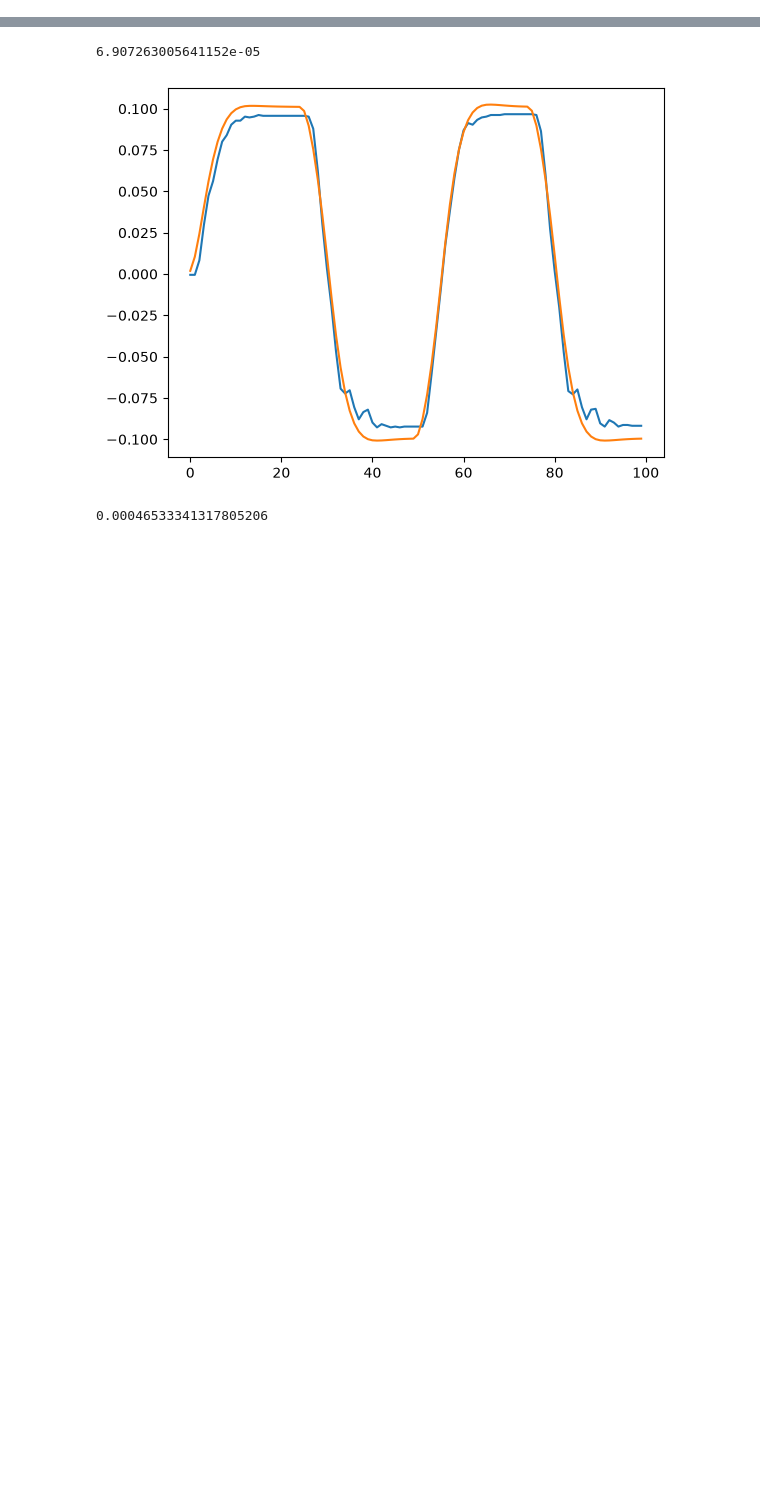
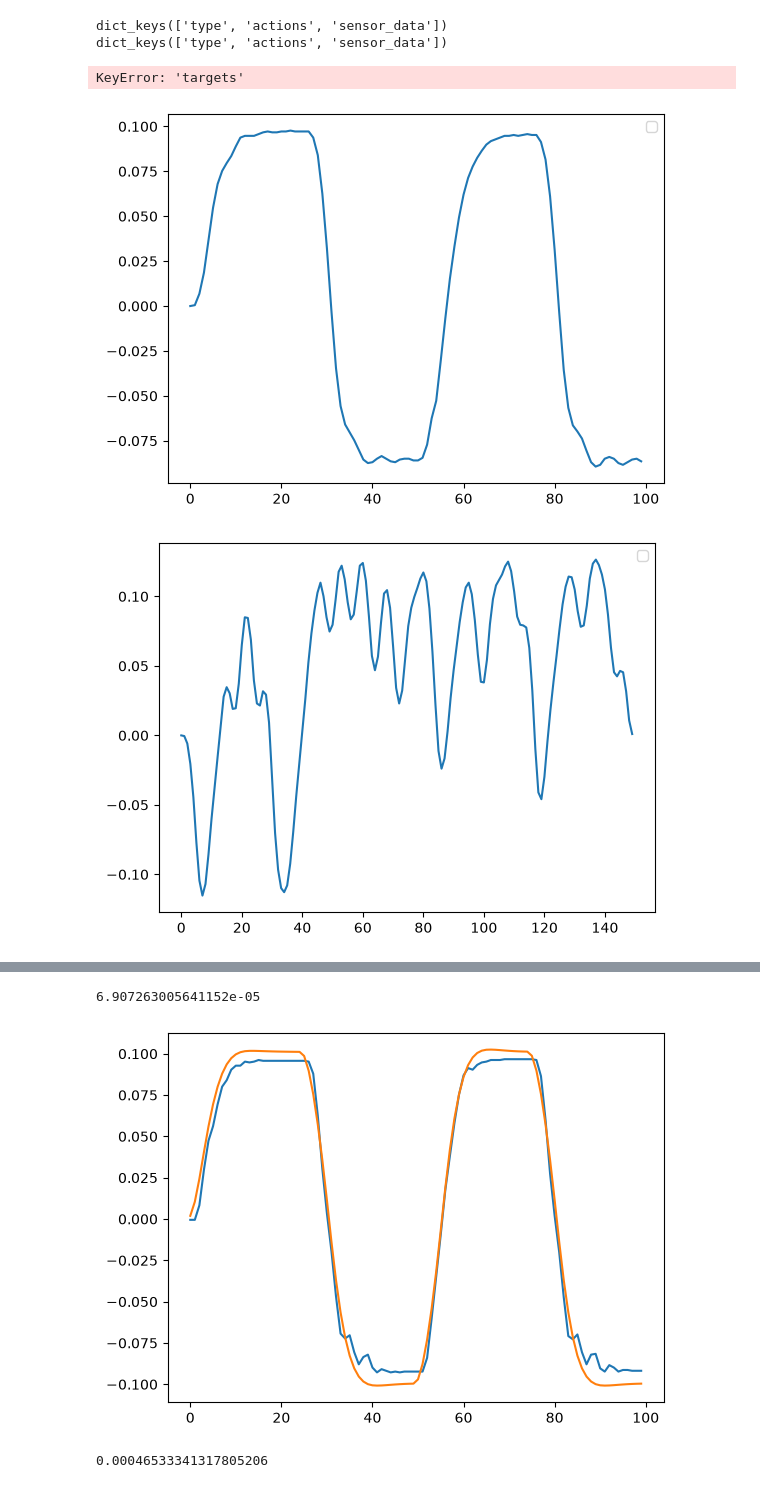
Before and after one commit to mauicv/servo-sysid, a Jupyter notebook: src/sysid/notebooks/plot_real_action_states.ipynb, the cells around one changed output, grey strips where cells are left out. Saved outputs shown, nothing was run; the diff lists cells and outputs as text; code cells hidden in the pictures; blank space fills up the shorter version.

```diff
--- a/src/sysid/notebooks/plot_real_action_states.ipynb
+++ b/src/sysid/notebooks/plot_real_action_states.ipynb
@@ -42,3 +64,13 @@ def compute_loss(rollout_type, data1, data2):
+# %%
+for rollout in real_data['data']:
+    print(rollout.keys())
+    if rollout['type'] == 'step' and 'kv':
+        plt.plot(rollout['sensor_data'])
+plt.show()
+# %% [output]
+dict_keys(['type', 'actions', 'sensor_data'])
+dict_keys(['type', 'actions', 'sensor_data'])
+KeyError: 'targets'
 # %%
 import matplotlib.pyplot as plt
 import numpy as np
@@ -53,3 +85,10 @@ def plot_rollout(rollout_type, data):
 
     # plt.plot(actions)
     plt.plot(states)
+# %%
+for key in ['square', 'prbs', 'triangle', 'step', 'ramp', 'chirp']:
+    plot_rollout(key, real_data)
+    plt.show()
+# %% [output]
+[figure, added]
+[figure, added]
```
Also changed, not shown: parts of 5 cells of this notebook, 3 other files.
